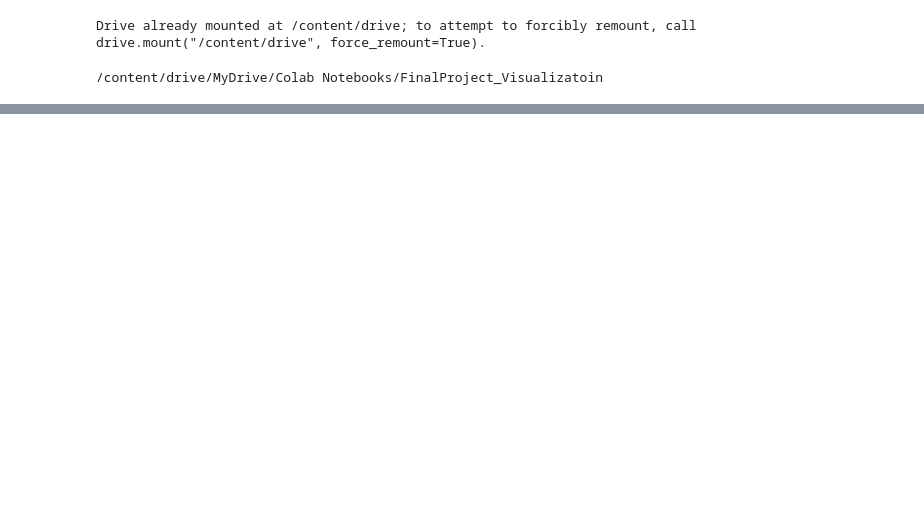
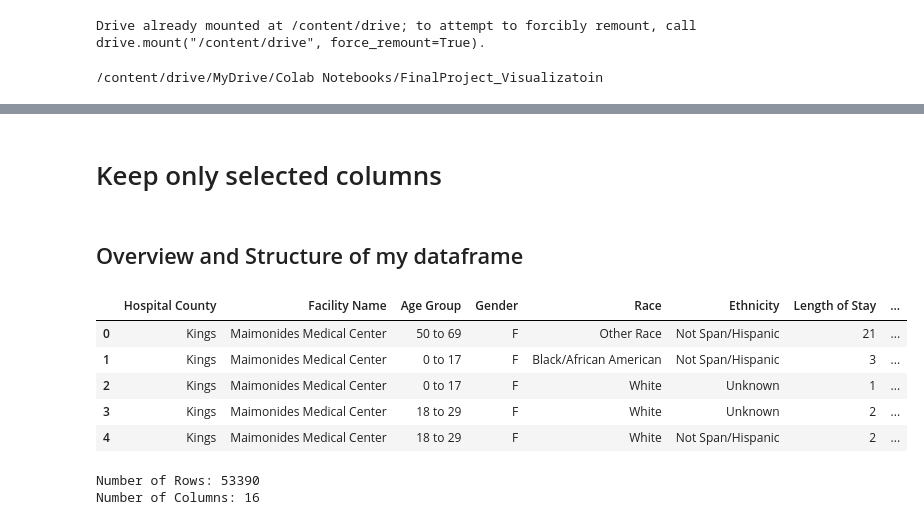
Before and after one commit to kpsalida/HospitalDischarges_Visualization, a Jupyter notebook: viz_eda.ipynb, the cells around one changed output, grey strips where cells are left out. Drawn from its saved outputs; the diff is of its cells as text; code cells hidden in the pictures; blank space fills up the shorter version.

```diff
--- a/viz_eda.ipynb
+++ b/viz_eda.ipynb
@@ -227,0 +230,44 @@ memory usage: 13.1+ MB
+# %% [markdown]
+# Keep only selected columns
+# %%
+
+# columns to KEEP
+
+columns_to_keep = [
+    "Hospital County",
+    "Facility Name",
+    "Age Group",
+    "Gender",
+    "Race",
+    "Ethnicity",
+    "Length of Stay",
+    "Type of Admission",
+    "Patient Disposition",
+    "APR DRG Description",
+    "APR Severity of Illness Description",
+    "APR Risk of Mortality",
+    "Payment Typology 1",
+    "Emergency Department Indicator",
+    "Total Charges",
+    "Total Costs"
+]
+
+
+df = df[columns_to_keep]
+# %% [markdown]
+## Overview and Structure of my dataframe
+# %%
+df.head()
+# %% [output]
+|  | Hospital County | Facility Name | Age Group | Gender | Race | Ethnicity | Length of Stay | ... |
+| 0 | Kings | Maimonides Medical Center | 50 to 69 | F | Other Race | Not Span/Hispanic | 21 | ... |
+| 1 | Kings | Maimonides Medical Center | 0 to 17 | F | Black/African American | Not Span/Hispanic | 3 | ... |
+| 2 | Kings | Maimonides Medical Center | 0 to 17 | F | White | Unknown | 1 | ... |
+| 3 | Kings | Maimonides Medical Center | 18 to 29 | F | White | Unknown | 2 | ... |
+| 4 | Kings | Maimonides Medical Center | 18 to 29 | F | White | Not Span/Hispanic | 2 | ... |
+# %%
+print("Number of Rows:", df.shape[0])
+print("Number of Columns:", df.shape[1])
+# %% [output]
+Number of Rows: 53390
+Number of Columns: 16
```
Also changed, not shown: parts of 21 cells of this notebook.
